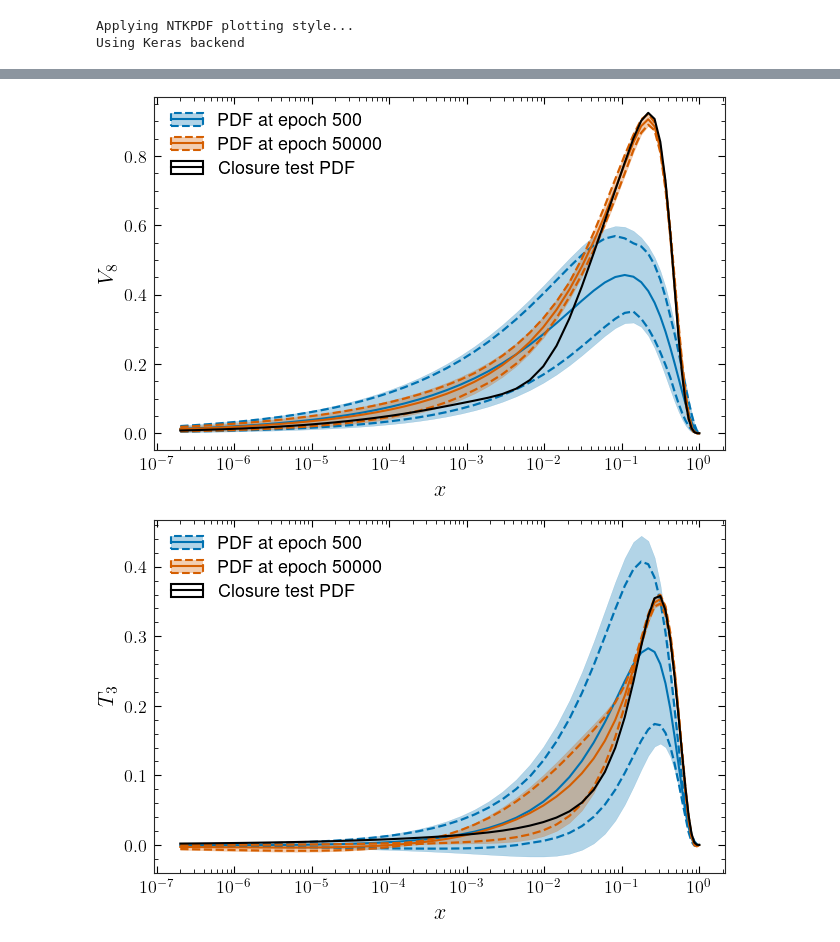
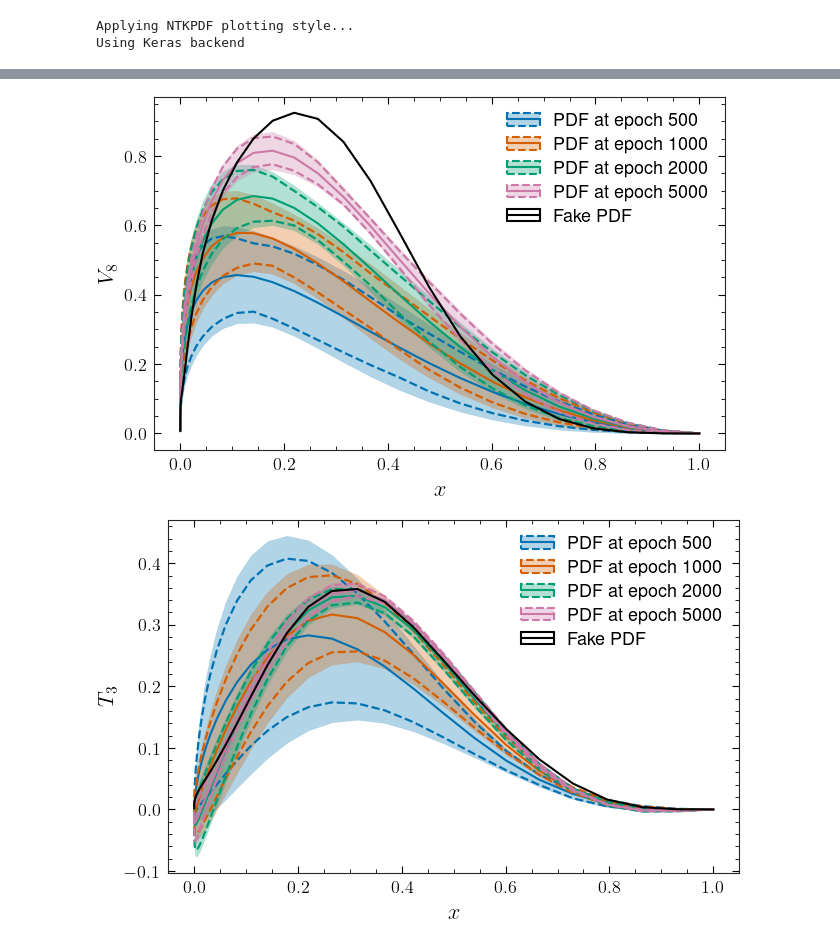
Before and after one commit to achiefa/NTKPDF, a Jupyter notebook: ntkpdf/examples/plot_pdfs.ipynb, the cells around one changed output, grey strips where cells are left out. Saved outputs shown, nothing was run; the diff lists cells and outputs as text; code cells hidden in the pictures.

Commit message:
Adding tests

```diff
--- a/ntkpdf/examples/plot_pdfs.ipynb
+++ b/ntkpdf/examples/plot_pdfs.ipynb
@@ -16,6 +16,10 @@ fit = "260526-ac-02-ntk-sgd"
 fakepdf = API.fit(fit=fit).as_input()['closuretest']['fakepdf']
 # %%
 fakepdf_grid = API.xplotting_grids(pdfs=[fakepdf], Q=1.65, basis="evolution", flavours = EVOL_LIST, xgrid=XGRID)[0]
-pdf_500 = API.pdf_grid_at_epoch(fit=fit, epoch=500)
-pdf_end = API.pdf_grid_at_epoch(fit=fit, epoch=50000)
+grids = []
+grids.append(API.pdf_grid_at_epoch(fit=fit, epoch=500))
+grids.append(API.pdf_grid_at_epoch(fit=fit, epoch=1000))
+grids.append(API.pdf_grid_at_epoch(fit=fit, epoch=2000))
+grids.append(API.pdf_grid_at_epoch(fit=fit, epoch=5000))
+grids.append(fakepdf_grid)
 # %% [output]
@@ -33,13 +38,13 @@ Received: inputs=Tensor(shape=(1, 50, 2))
 # %%
 gen = plot_grids(
-  [pdf_500, pdf_end, fakepdf_grid],
+  grids,
   flavours=DEFAULT_FLAVOURS,
   ylabels=DEFAULT_YLABELS,
-  labels=["PDF at epoch 500", "PDF at epoch 50000", "Closure test PDF"],
+  labels=["PDF at epoch 500", "PDF at epoch 1000", "PDF at epoch 2000","PDF at epoch 5000", "Fake PDF"],
   # normalise_to=1,
-  xscale="log",
+  xscale="linear",
   plot_args=[
-      {}, {},
+      {}, {}, {}, {},
       {"linestyle": "solid", "color":"black", "no_bands": True },
   ]
 )
@@ -55,2 +60,2 @@ for fig in figs:
-[figure, old version]
+[figure, new version]
-[figure, old version]
+[figure, new version]
```
Also changed, not shown: parts of 3 cells of this notebook, 12 other files.
